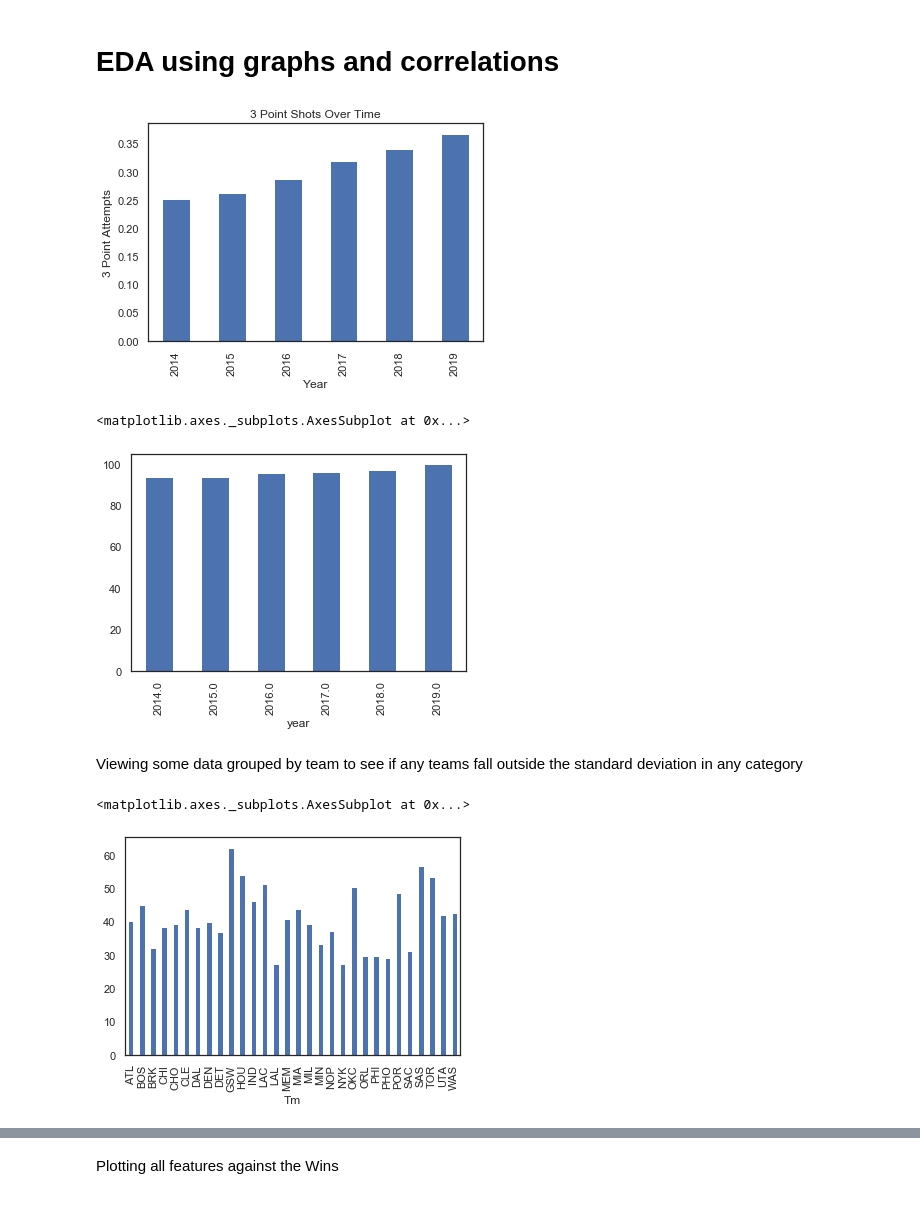
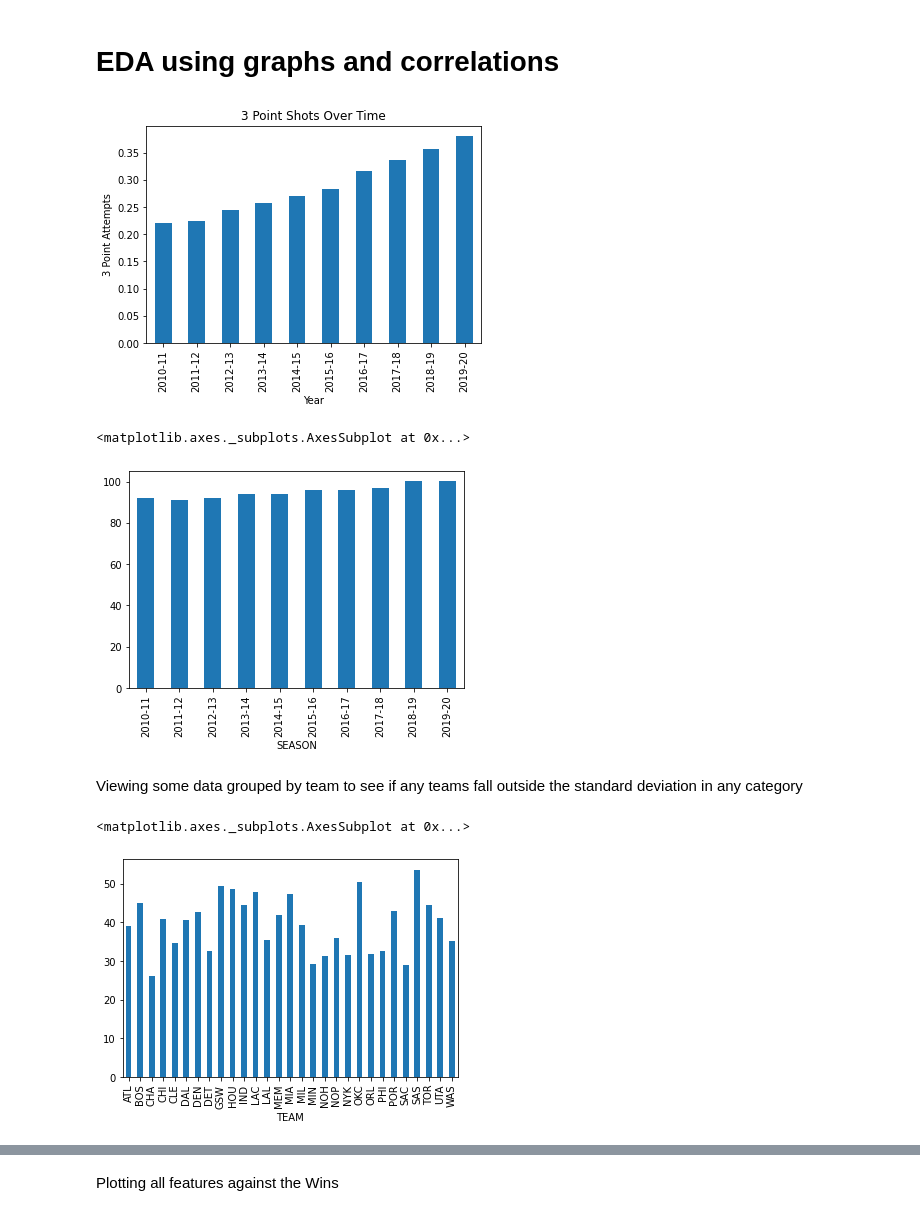
Before and after one commit to Ahila700/nba_pred_mod_2_project, a Jupyter notebook: EDA_nba_data.ipynb, the cells around one changed output, grey strips where cells are left out. Cells and saved outputs as stored; diff of their text form; code cells hidden in the pictures.

```diff
--- a/EDA_nba_data.ipynb
+++ b/EDA_nba_data.ipynb
@@ -6,7 +6,9 @@ from matplotlib import pyplot as plt
 
 import seaborn as sns
 # %%
-nba_data = pd.read_csv('nba_data_for_modeling.csv', index_col = 0)
+nba_data = pd.read_csv('CSV_files/nba_team_data.csv', index_col = 0)
+# %%
+nba_data = nba_data.reset_index().drop(columns = 'index')
 # %%
 nba_data.columns
 # %% [output]
@@ -47,32 +39,28 @@ features = nba_data[features_list]
 # %% [markdown]
 # EDA using graphs and correlations
-# %%
-nba_data['year'] = [int(x) for x in nba_data['year']]
-# %%
-nba_data['3PAr'] = [x/10 for x in nba_data['3PAr']]
 # %%
-nba_data.groupby('year')['3PAr'].mean().plot.bar()
+nba_data.groupby('SEASON')['3PAr'].mean().plot.bar()
 
-shooting_over_time = nba_data.groupby('year')['3PAr'].mean()
+shooting_over_time = nba_data.groupby('SEASON')['3PAr'].mean()
 
 ax = shooting_over_time.plot.bar(y = 'mean')
 ax.set_ylabel('3 Point Attempts')
 ax.set_xlabel('Year')
 ax.set_title('3 Point Shots Over Time')
 
 plt.savefig('3_pointers.png')
 # %% [output]
-[figure, old version]
+[figure, new version]
 # %%
-nba_data.groupby('year')['Pace'].mean().plot.bar()
+nba_data.groupby('SEASON')['PACE'].mean().plot.bar()
 # %% [output]
 <matplotlib.axes._subplots.AxesSubplot at 0x...>
-[figure, old version]
+[figure, new version]
 # %% [markdown]
 Viewing some data grouped by team to see if any teams fall outside the standard deviation in any category
 # %%
-nba_data.groupby('Tm')['W'].mean().plot.bar()
+nba_data.groupby('TEAM')['W'].mean().plot.bar()
 # %% [output]
 <matplotlib.axes._subplots.AxesSubplot at 0x...>
-[figure, old version]
+[figure, new version]
 # %%
```
Also changed, not shown: parts of 21 cells of this notebook, 20 other files.
